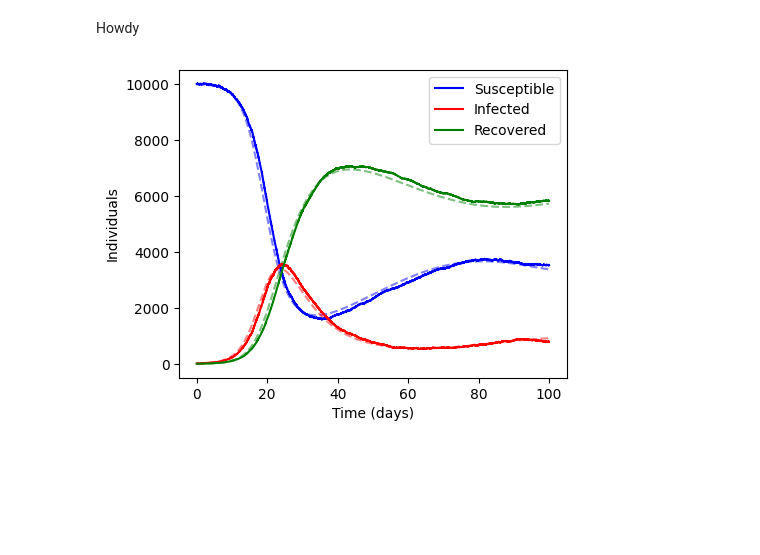
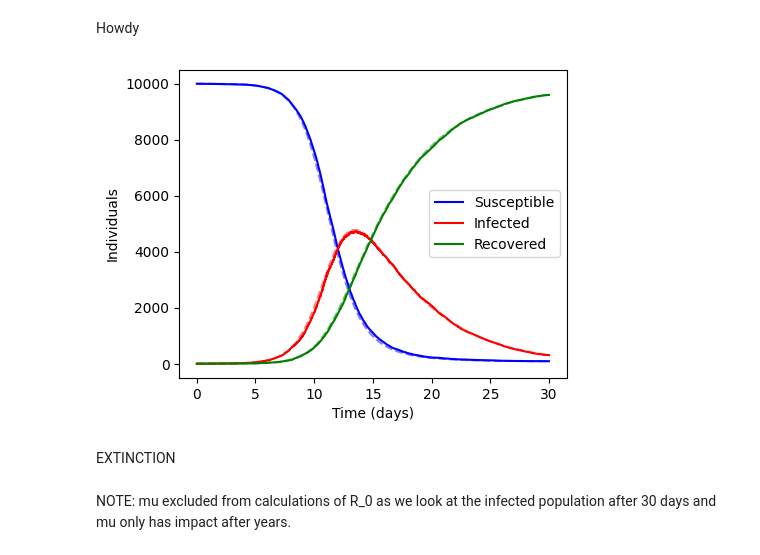
Before and after one commit to Jensen-25/intro_comp_sc_ass2, a Jupyter notebook: assignent2_Theyn.ipynb, the cells around one changed output. Saved outputs shown, nothing was run; the diff lists cells and outputs as text; code cells hidden in the pictures; blank space fills up the shorter version.

```diff
--- a/assignent2_Theyn.ipynb
+++ b/assignent2_Theyn.ipynb
@@ -8,5 +10,5 @@ from scipy.integrate import odeint
 # %%
-def gillepsie(initial, event_rates, duration):
+def gillespie(initial, event_rates, duration):
 
     time = [0]
     values = [initial]
@@ -89,54 +91,58 @@ def SIR_demography(y, t, N, infection_rate, recover_rate, birth_death_rate):
 # %%
 # Define population parameters
 N = 10000
-I0 = 10
+I0 = 1
 
 # Define model parameters
-infection_rate = 1/2
-recover_rate = 1/7
-birth_death_rate = 0.02
+infection_rate = 1/5 * 5
+recover_rate = 1/5
+birth_death_rate = 1/(365*65)
 
 # Duration of simulation
-days = 100
+days = 30
 
 # Parameters for gillepsie algorithm
 initial = [N-I0, I0, 0]
 event_rates = [birth_death_rate, infection_rate, recover_rate, birth_death_rate, birth_death_rate, birth_death_rate]
 
 # Run gillepsie algorithm
-time, values = gillepsie(initial, event_rates, 100)
+time, values = gillespie(initial, event_rates, days)
 
 # Gather values over time for each compartment
 susceptible = [event[0] for event in values]
 infected = [event[1] for event in values]
 recovered = [event[2] for event in values]
 
 # Inital parameters deterministic model
 y0 = [(N-I0)/N, I0/N, 0]
 
 # Determine timesteps and resolution
 t = np.linspace(0, days, 1001)
 
 # Get deteministic solution
 solution = odeint(SIR_demography, y0, t, args=(N, infection_rate, recover_rate, birth_death_rate))
 
 # Plot data
 fig = plt.figure(figsize=(5,4))
 
 # Plot deteministic model
-plt.plot(t, solution[:,0] * 10000,'b--', alpha=0.5)
-plt.plot(t, solution[:,1] * 10000,'r--', alpha=0.5)
-plt.plot(t, solution[:,2] * 10000,'g--', alpha=0.5)
+plt.plot(t, solution[:,0] * N,'b--', alpha=0.5)
+plt.plot(t, solution[:,1] * N,'r--', alpha=0.5)
+plt.plot(t, solution[:,2] * N,'g--', alpha=0.5)
 
 # Plot gillepsie model
 plt.plot(time, susceptible, 'b-', label=r'Susceptible')
 plt.plot(time, infected, 'r-', label=r'Infected')
 plt.plot(time, recovered, 'g-', label=r'Recovered')
 
 plt.ylabel('Individuals')
 plt.xlabel('Time (days)')
 plt.legend(loc='best')
 plt.show()
 # %% [output]
-[figure, old version]
+[figure, new version]
+# %% [markdown]
+EXTINCTION
+# %% [markdown]
+NOTE: mu excluded from calculations of R_0 as we look at the infected population after 30 days and mu only has impact after years.
 # %%
```
Also changed, not shown: parts of 11 cells of this notebook.
